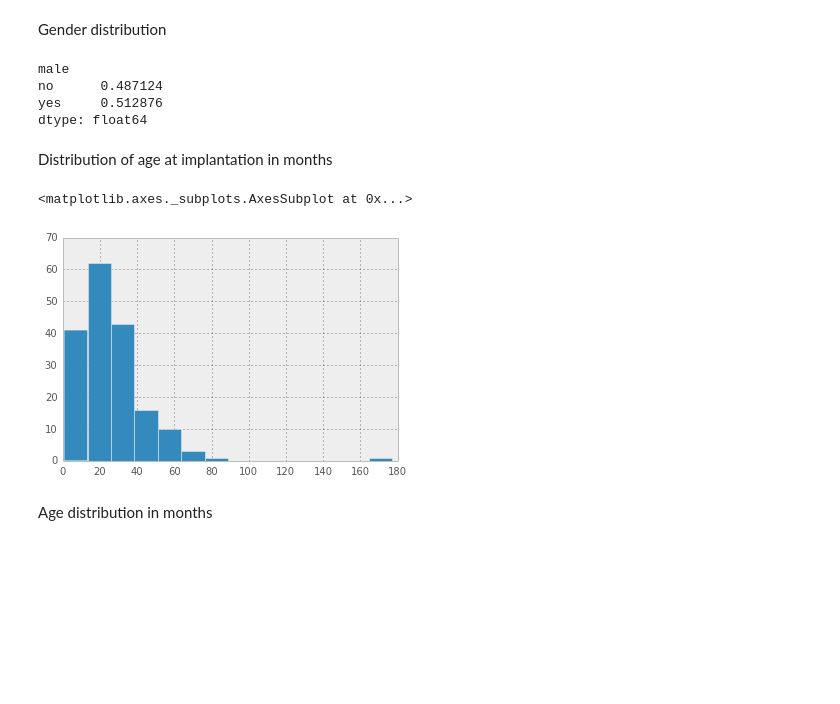
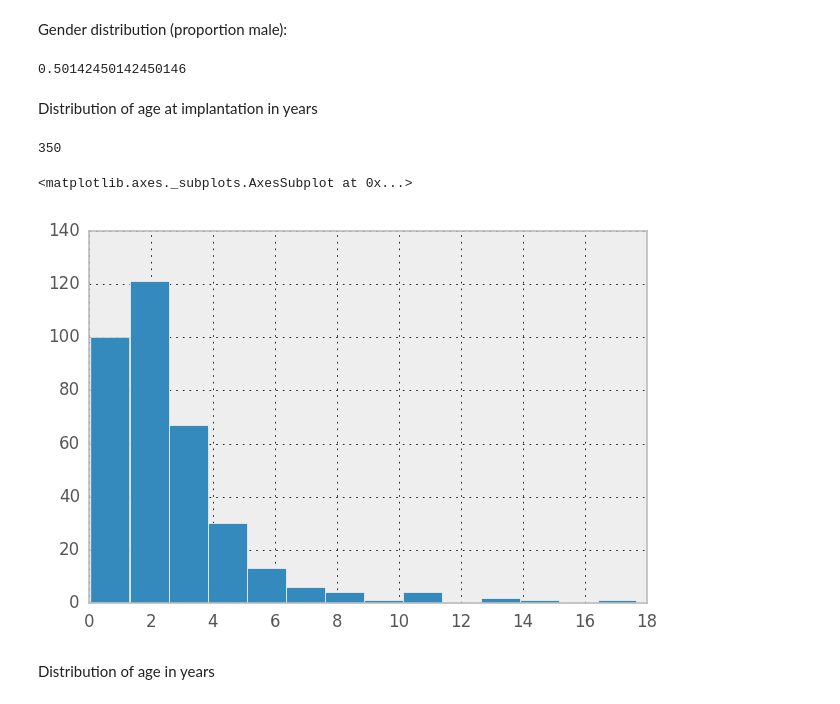
Before and after one commit to fonnesbeck/bimodal-bilateral, a Jupyter notebook: Bimodal-bilateral Statistics.ipynb, the cells around one changed output. Saved outputs shown, nothing was run; the diff lists cells and outputs as text; code cells hidden in the pictures; blank space fills up the shorter version.

```diff
--- a/Bimodal-bilateral Statistics.ipynb
+++ b/Bimodal-bilateral Statistics.ipynb
@@ -17,0 +590,2 @@ Number of unique students in subset
+# %%
+test_scores = pd.concat([articulation, expressive, receptive, language])
@@ -17,0 +608,4 @@ Number of unique students in subset
+# %%
+lsl_dr = pd.merge(bimodal_bilateral, test_scores, on="study_id")
+# lsl_dr = lsl_dr[lsl_dr.score.notnull() & lsl_dr.age.notnull() &
+#                 lsl_dr.age_test.notnull() & lsl_dr.score.notnull()]
@@ -17,0 +616,2 @@ Number of unique students in subset
+# %%
+lsl_dr.score = lsl_dr.score.astype(float)
@@ -17,0 +761,3 @@ Number of unique students in subset
+# %%
+unique_students = lsl_dr.drop_duplicates(cols='study_id')
+unique_students
@@ -22,19 +786,20 @@ len(unique_students)
 # %% [markdown]
-Gender distribution
+Gender distribution (proportion male):
-# %%
-(unique_students.groupby('male')['male'].count()/float(len(unique_students))).rename({1:'yes', 0:'no'})
-# %% [output]
-male
-no      0.487124
-yes     0.512876
-dtype: float64
+# %%
+unique_students.male.dropna().mean()
+# %% [output]
+0.50142450142450146
 # %% [markdown]
-Distribution of age at implantation in months
+Distribution of age at implantation in years
+# %%
+unique_students.age_ci.notnull().sum()
+# %% [output]
+350
 # %%
-unique_students.age_ci.hist(bins=14)
+(unique_students.age_ci/12.).hist(bins=14)
 # %% [output]
 <matplotlib.axes._subplots.AxesSubplot at 0x...>
-[figure, old version]
+[figure, new version]
-# %% [markdown]
-Age distribution in months
+# %% [markdown]
+Distribution of age in years
 # %%
```
Also changed, not shown: parts of 138 cells of this notebook.
